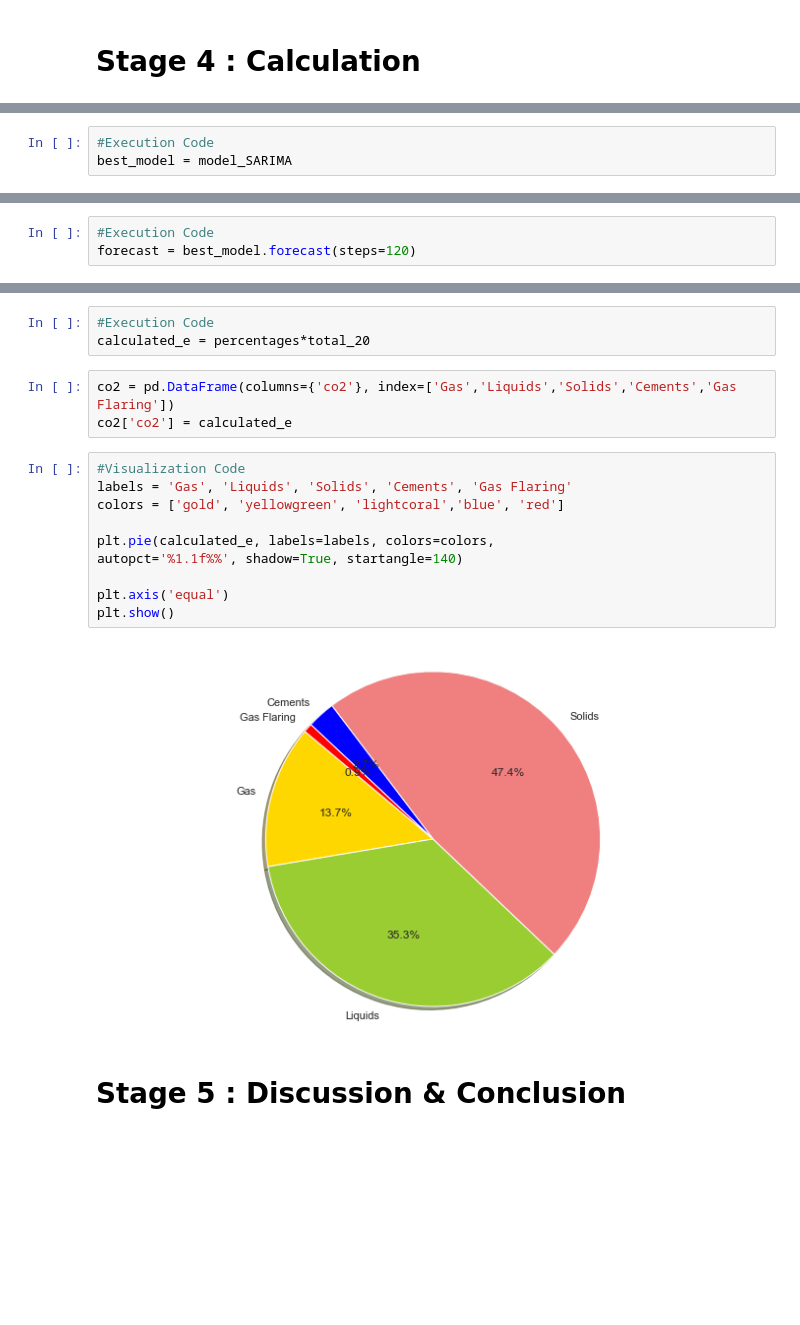
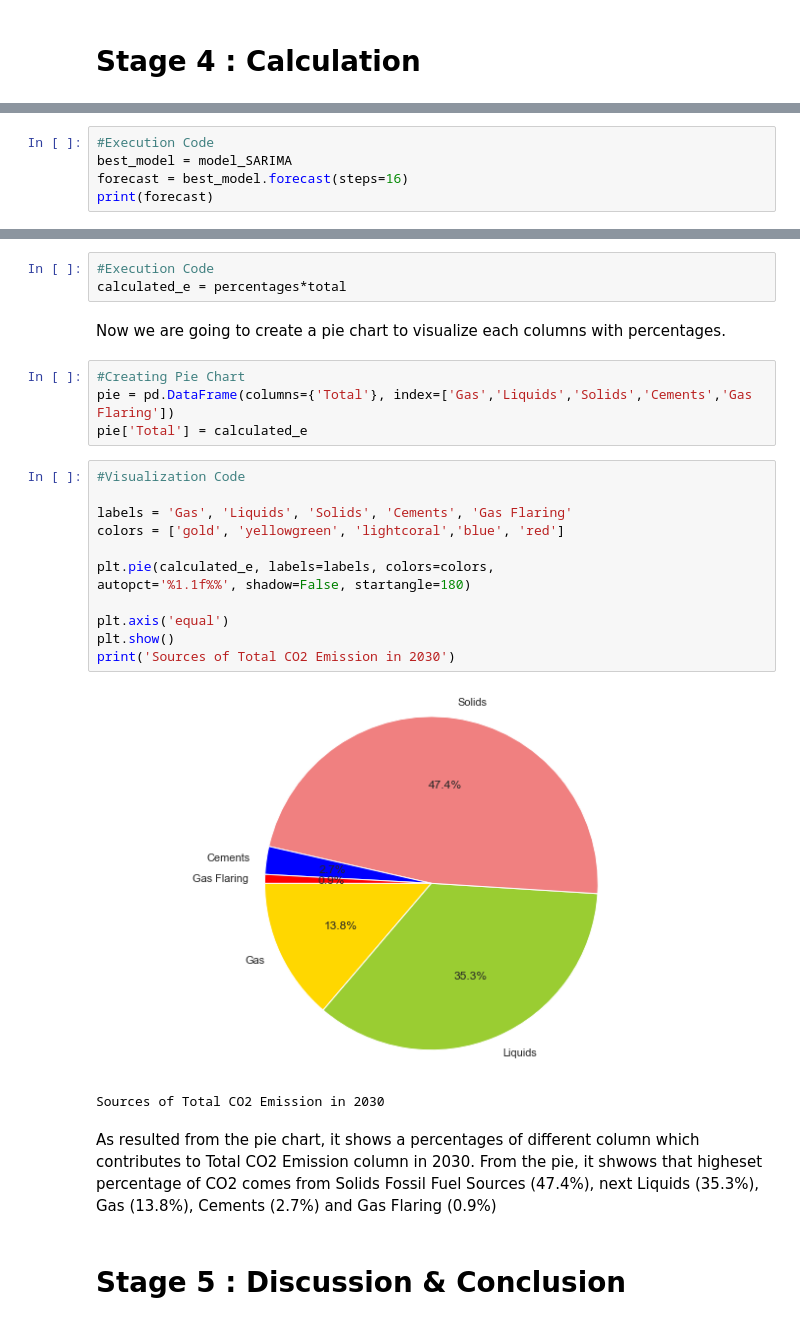
Before and after one commit to tahmidbintaslim/ProgrammingForDataScienceProject, a Jupyter notebook: Global.ipynb, the cells around one changed output, grey strips where cells are left out. Cells and saved outputs as stored; diff of their text form; blank space fills up the shorter version.

```diff
--- a/Global.ipynb
+++ b/Global.ipynb
@@ -1103,3 +1054,5 @@ Taking everything into account, we decided to use the SARIMA model.
 # %%
 #Execution Code
 best_model = model_SARIMA
+forecast = best_model.forecast(steps=16)
+print(forecast)
@@ -1106,3 +1076,0 @@ best_model = model_SARIMA
-# %%
-#Execution Code
-forecast = best_model.forecast(steps=120)
@@ -1119,20 +1090,28 @@ total_20
 # %%
 #Execution Code
-calculated_e = percentages*total_20
+calculated_e = percentages*total
+# %% [markdown]
+Now we are going to create a pie chart to visualize each columns with percentages.
 # %%
-co2 = pd.DataFrame(columns={'co2'}, index=['Gas','Liquids','Solids','Cements','Gas Flaring'])
-co2['co2'] = calculated_e
+#Creating Pie Chart
+pie = pd.DataFrame(columns={'Total'}, index=['Gas','Liquids','Solids','Cements','Gas Flaring'])
+pie['Total'] = calculated_e
 # %%
 #Visualization Code
+
 labels = 'Gas', 'Liquids', 'Solids', 'Cements', 'Gas Flaring'
 colors = ['gold', 'yellowgreen', 'lightcoral','blue', 'red']
 
 plt.pie(calculated_e, labels=labels, colors=colors,
-autopct='%1.1f%%', shadow=True, startangle=140)
+autopct='%1.1f%%', shadow=False, startangle=180)
 
 plt.axis('equal')
 plt.show()
+print('Sources of Total CO2 Emission in 2030')
 # %% [output]
-[figure, old version]
+[figure, new version]
+Sources of Total CO2 Emission in 2030
+# %% [markdown]
+As resulted from the pie chart, it shows a percentages of different column which contributes to Total CO2 Emission column in 2030. From the pie, it shwows that higheset percentage of CO2 comes from Solids Fossil Fuel Sources (47.4%), next Liquids (35.3%), Gas (13.8%), Cements (2.7%) and Gas Flaring (0.9%)
 # %% [markdown]
 # Stage 5 : Discussion & Conclusion
```
Also changed, not shown: parts of 52 cells of this notebook, 3 other files.
